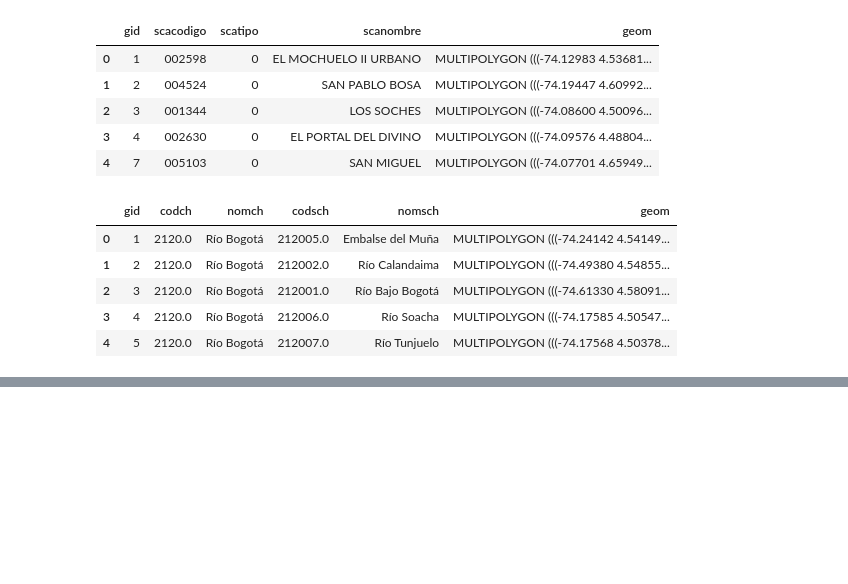
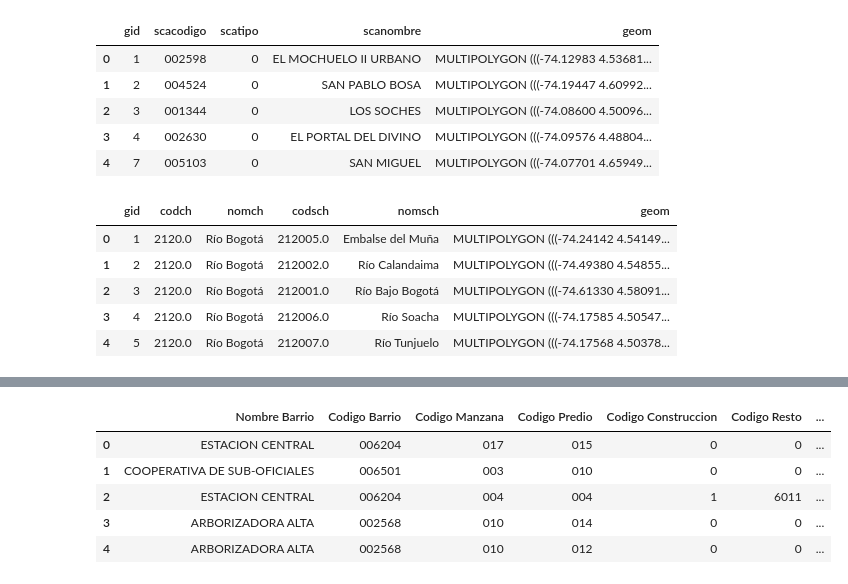
Before and after one commit to rcamilo1526/DS4A_53, a Jupyter notebook: project/EDA-AEDE/Review_data.ipynb, the cells around one changed output, grey strips where cells are left out. Saved outputs shown, nothing was run; the diff lists cells and outputs as text; code cells hidden in the pictures; blank space fills up the shorter version.

```diff
--- a/project/EDA-AEDE/Review_data.ipynb
+++ b/project/EDA-AEDE/Review_data.ipynb
@@ -215,0 +310,3 @@ ZonaHidrogaficaSubcuenca.head()
+# %%
+ofertas = pd.read_parquet('/home/rcamilo/Documents/DS4A_53/project/transform/geocode/ofertas.parquet.gzip')
+ofertas.head()
@@ -215,0 +320,21 @@ ZonaHidrogaficaSubcuenca.head()
+# %%
+def clean_code(code,n):
+    if len(str(code))< n:
+        return ('0'*(n-len(str(code))))+str(code)
+    else:
+        return str(code)
+# %%
+ofertas['Codigo Barrio'] = ofertas['Codigo Barrio'].apply(lambda x: clean_code(x,6))
+ofertas['Codigo Manzana'] = ofertas['Codigo Manzana'].apply(lambda x: clean_code(x,3))
+ofertas['Codigo Predio'] = ofertas['Codigo Predio'].apply(lambda x: clean_code(x,3))
+# %%
+ofertas['lotcodigo'] = ofertas['Codigo Barrio']+ofertas['Codigo Manzana']+ofertas['Codigo Predio']
+# %%
+ofertas.head()
+# %% [output]
+|  | Nombre Barrio | Codigo Barrio | Codigo Manzana | Codigo Predio | Codigo Construccion | Codigo Resto | ... |
+| 0 | ESTACION CENTRAL | 006204 | 017 | 015 | 0 | 0 | ... |
+| 1 | COOPERATIVA DE SUB-OFICIALES | 006501 | 003 | 010 | 0 | 0 | ... |
+| 2 | ESTACION CENTRAL | 006204 | 004 | 004 | 1 | 6011 | ... |
+| 3 | ARBORIZADORA ALTA | 002568 | 010 | 014 | 0 | 0 | ... |
+| 4 | ARBORIZADORA ALTA | 002568 | 010 | 012 | 0 | 0 | ... |
```
Also changed, not shown: parts of 32 cells of this notebook.
